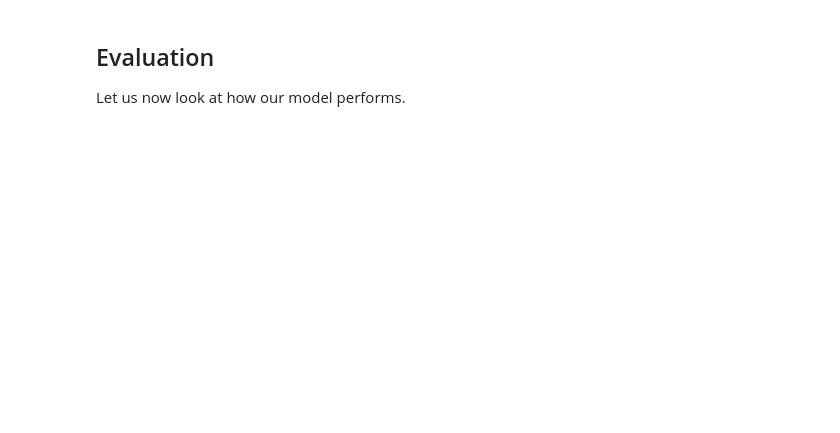
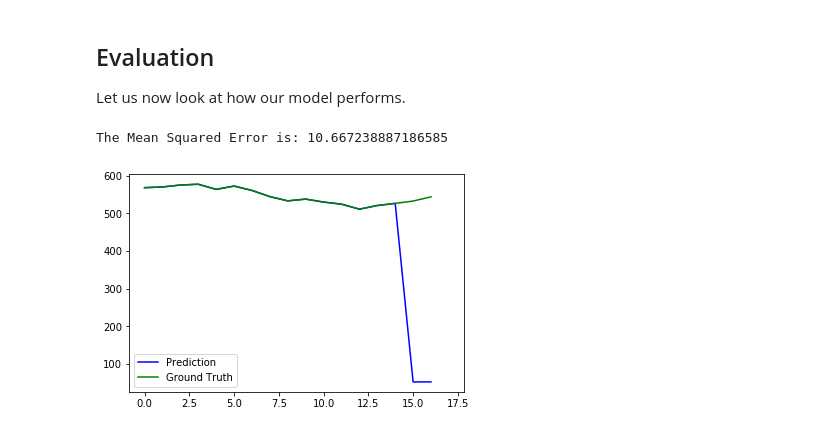
Before and after one commit to Fournierp/alfred, a Jupyter notebook: models/LSTM.ipynb, the cells around one changed output. Cells and saved outputs as stored; diff of their text form; code cells hidden in the pictures; blank space fills up the shorter version.

Commit message:
LSTM price/variation

```diff
--- a/models/LSTM.ipynb
+++ b/models/LSTM.ipynb
@@ -266,7 +298,7 @@ def LSTM_model(input_shape, output_shape, neurons, dropout):
     y = Dense(output_shape, activation='linear')(hidden)
     return Model(inputs=x, outputs=y)
 
-model = LSTM_model((1, 10), 1, 32, 0.1)
+model = LSTM_model((1, input_len), output_len, 32, 0.1)
 # %%
 class LossHistory(Callback):
     def __init__(self):
@@ -281,7 +313,7 @@ class LossHistory(Callback):
 
 cb = LossHistory()
 # %%
-optimizer = Adam(lr=0.0001, beta_1=0.9, beta_2=0.999, epsilon=1e-8)
+optimizer = Adam(lr=0.001, beta_1=0.9, beta_2=0.999, epsilon=1e-8)
 
 model.compile(loss='mse', optimizer=optimizer, metrics=['mse'])
 # %% [markdown]
@@ -379,4 +420,48 @@ plt.show()
 Let us now  look at how our model performs.
 # %%
 mse = mean_squared_error(LSTM_outputs, model.predict(LSTM_inputs))
-print('The Mean Absolute Error is: {}'.format(mse))
+print('The Mean Squared Error is: {}'.format(mse))
+# %% [output]
+The Mean Squared Error is: 10.667238887186585
+# %%
+# Select a random start date for graphing.
+example_nb = random.randint(0, len(LSTM_outputs))
+
+def unsplit_prices(df):
+    """
+    Function that creates two arrays, one is the original stock prices and the second is
+    an array of the models predictions.
+    """
+    # Get the original data.
+    example_input = df[example_nb : (example_nb+input_len)].copy()
+    example_input = np.array(example_input)
+    example_output = df[example_nb+input_len : (example_nb+input_len+output_len)].copy()
+    example_output = np.array(example_output)
+    target = np.concatenate((example_input, example_output))
+
+    # Predict
+    tmp = np.reshape(example_input, (1, 1, input_len))
+    prediction = model.predict(tmp)
+
+    return target, np.concatenate((example_input, prediction[0]))
+# %%
+x = np.linspace(0, input_len+output_len-1, input_len+output_len)
+y1, y2 = unsplit_prices(pd.read_csv('goog.us.txt', sep=',')["Close"])
+
+fig, ax = plt.subplots()
+prediction, = ax.plot(x, y2, color='b', label='Prediction')
+ground_truth, = ax.plot(x, y1, color='g', label='Ground Truth')
+ax.legend()
+
+def update(num, x, y1, prediction, y2, ground_truth):
+    prediction.set_data(x[:num], y2[:num])
+    ground_truth.set_data(x[:num], y1[:num])
+    return prediction, ground_truth,
+
+ani = animation.FuncAnimation(fig, update, len(x), fargs=[x, y1, prediction, y2, ground_truth],
+                              interval=250, blit=True)
+
+ani.save('../test_prices.gif', writer="imagemagick")
+plt.show()
+# %% [output]
+[figure, added]
```
Also changed, not shown: parts of 33 cells of this notebook, 1 other file.
